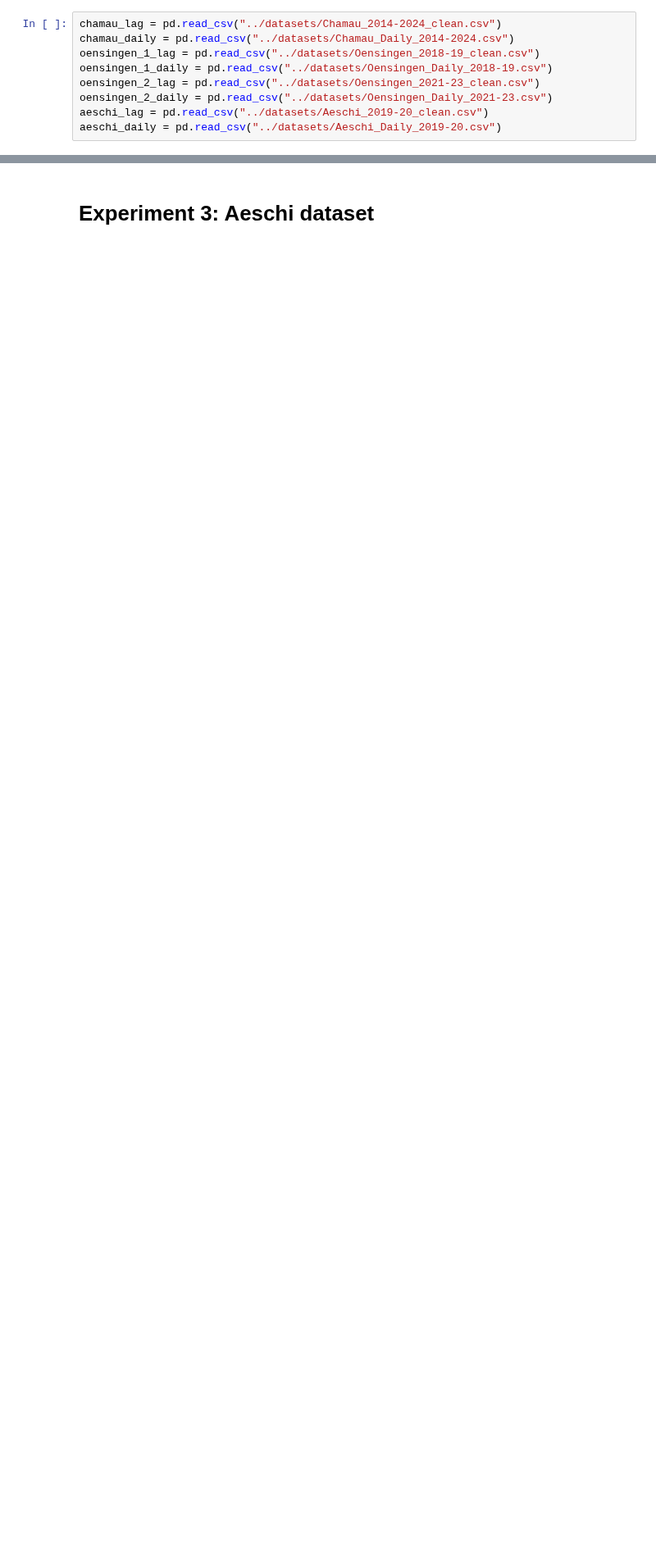
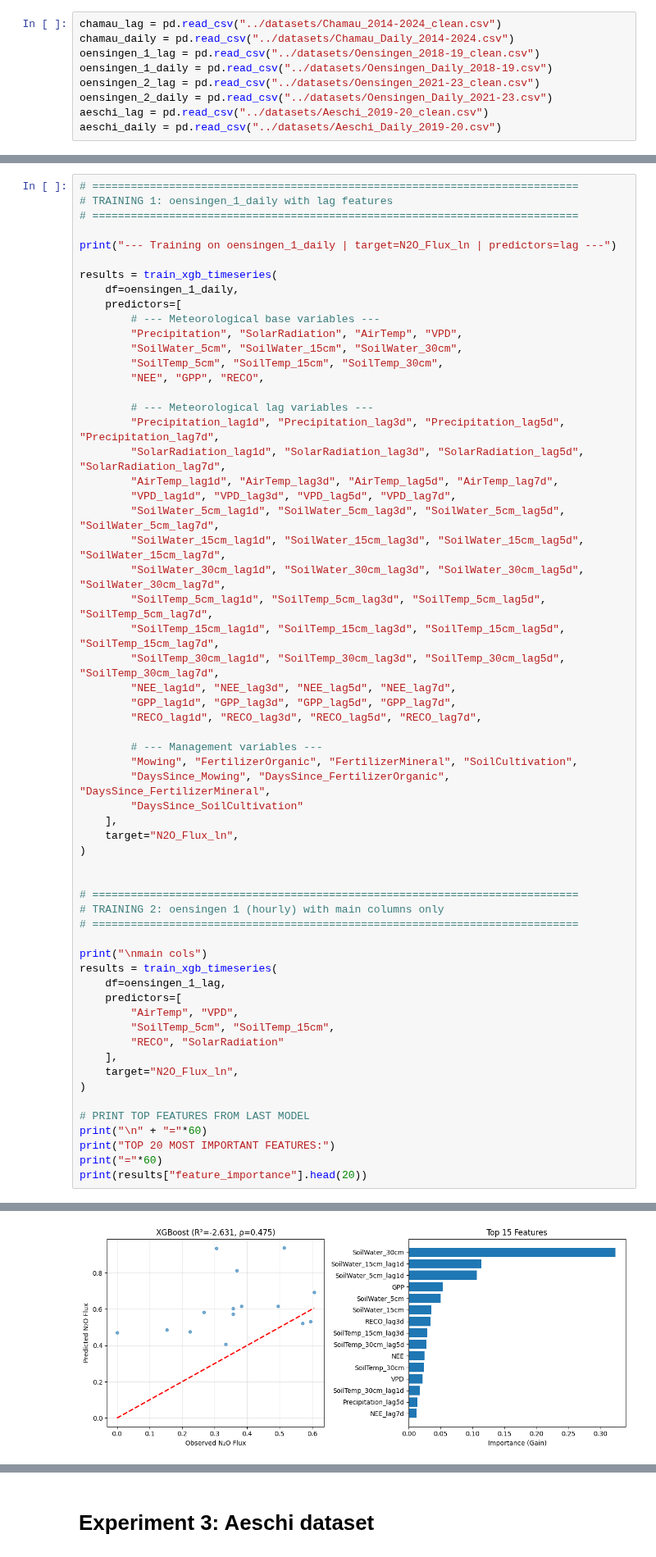
Before and after one commit to AndreasHiropedi/N2O_Emissions_Prediction, a Jupyter notebook: baseline_experiments/XGBoost_experiments.ipynb, the cells around one changed output, grey strips where cells are left out. Shown at 82% size. Cells and saved outputs as stored; diff of their text form; blank space fills up the shorter version.

```diff
--- a/baseline_experiments/XGBoost_experiments.ipynb
+++ b/baseline_experiments/XGBoost_experiments.ipynb
@@ -54,0 +290,61 @@ aeschi_daily = pd.read_csv("../datasets/Aeschi_Daily_2019-20.csv")
+# %%
+# ============================================================================
+# TRAINING 1: oensingen_1_daily with lag features
+# ============================================================================
+
+print("--- Training on oensingen_1_daily | target=N2O_Flux_ln | predictors=lag ---")
+
+results = train_xgb_timeseries(
+    df=oensingen_1_daily,
+    predictors=[
+        # --- Meteorological base variables ---
+        "Precipitation", "SolarRadiation", "AirTemp", "VPD",
+        "SoilWater_5cm", "SoilWater_15cm", "SoilWater_30cm",
+        "SoilTemp_5cm", "SoilTemp_15cm", "SoilTemp_30cm",
+        "NEE", "GPP", "RECO",
+
+        # --- Meteorological lag variables ---
+        "Precipitation_lag1d", "Precipitation_lag3d", "Precipitation_lag5d", "Precipitation_lag7d",
+        "SolarRadiation_lag1d", "SolarRadiation_lag3d", "SolarRadiation_lag5d", "SolarRadiation_lag7d",
+        "AirTemp_lag1d", "AirTemp_lag3d", "AirTemp_lag5d", "AirTemp_lag7d",
+        "VPD_lag1d", "VPD_lag3d", "VPD_lag5d", "VPD_lag7d",
+        "SoilWater_5cm_lag1d", "SoilWater_5cm_lag3d", "SoilWater_5cm_lag5d", "SoilWater_5cm_lag7d",
+        "SoilWater_15cm_lag1d", "SoilWater_15cm_lag3d", "SoilWater_15cm_lag5d", "SoilWater_15cm_lag7d",
+        "SoilWater_30cm_lag1d", "SoilWater_30cm_lag3d", "SoilWater_30cm_lag5d", "SoilWater_30cm_lag7d",
+        "SoilTemp_5cm_lag1d", "SoilTemp_5cm_lag3d", "SoilTemp_5cm_lag5d", "SoilTemp_5cm_lag7d",
+        "SoilTemp_15cm_lag1d", "SoilTemp_15cm_lag3d", "SoilTemp_15cm_lag5d", "SoilTemp_15cm_lag7d",
+        "SoilTemp_30cm_lag1d", "SoilTemp_30cm_lag3d", "SoilTemp_30cm_lag5d", "SoilTemp_30cm_lag7d",
+        "NEE_lag1d", "NEE_lag3d", "NEE_lag5d", "NEE_lag7d",
+        "GPP_lag1d", "GPP_lag3d", "GPP_lag5d", "GPP_lag7d",
+        "RECO_lag1d", "RECO_lag3d", "RECO_lag5d", "RECO_lag7d",
+
+        # --- Management variables ---
+        "Mowing", "FertilizerOrganic", "FertilizerMineral", "SoilCultivation",
+        "DaysSince_Mowing", "DaysSince_FertilizerOrganic", "DaysSince_FertilizerMineral",
+        "DaysSince_SoilCultivation"
+    ],
+    target="N2O_Flux_ln",
+)
+
+
+# ============================================================================
+# TRAINING 2: oensingen 1 (hourly) with main columns only
+# ============================================================================
+
+print("\nmain cols")
+results = train_xgb_timeseries(
+    df=oensingen_1_lag,
+    predictors=[
+        "AirTemp", "VPD",
+        "SoilTemp_5cm", "SoilTemp_15cm",
+        "RECO", "SolarRadiation"
+    ],
+    target="N2O_Flux_ln",
+)
+
+# PRINT TOP FEATURES FROM LAST MODEL
+print("\n" + "="*60)
+print("TOP 20 MOST IMPORTANT FEATURES:")
+print("="*60)
+print(results["feature_importance"].head(20))
+# %% [output]
@@ -54,0 +358 @@ aeschi_daily = pd.read_csv("../datasets/Aeschi_Daily_2019-20.csv")
+[figure, added]
```
Also changed, not shown: parts of 17 cells of this notebook.
